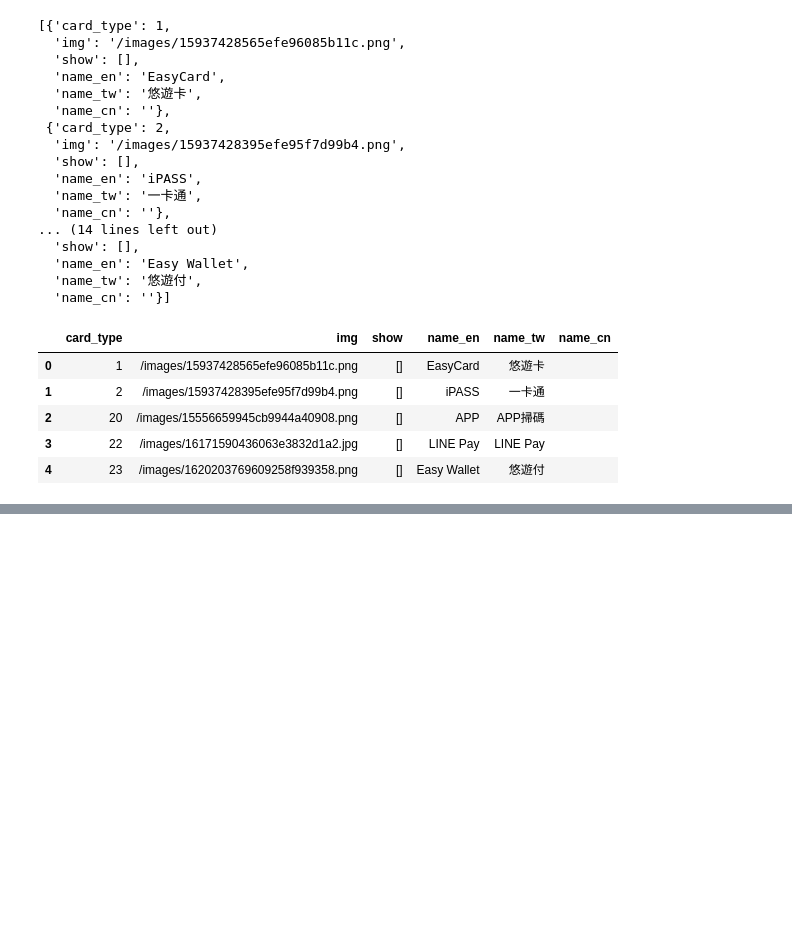
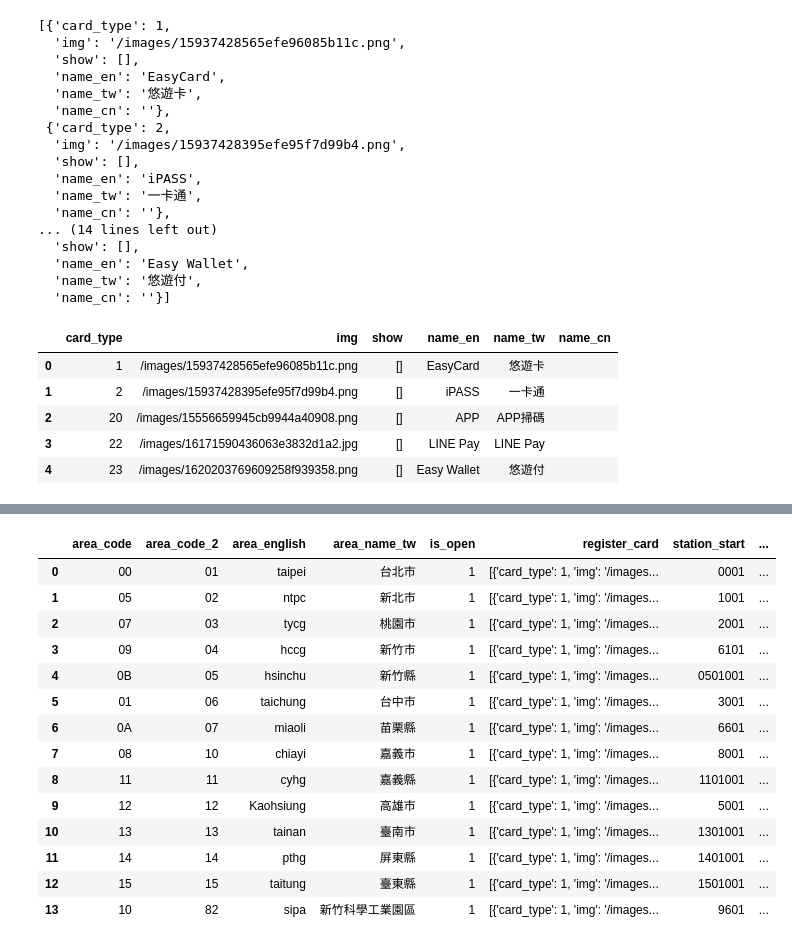
Before and after one commit to pysduck0w0/ProjectDevelop, a Jupyter notebook: ch07/index.ipynb, the cells around one changed output, grey strips where cells are left out. Drawn from its saved outputs; the diff is of its cells as text; code cells hidden in the pictures; blank space fills up the shorter version.

```diff
--- a/ch07/index.ipynb
+++ b/ch07/index.ipynb
@@ -152,0 +195,24 @@ taipei_card.head(10)
+# %%
+#查詢各縣市 ubike 站點數量
+
+headers = {
+    "user-agent": "Mozilla/5.0 (Windows NT 10.0; Win64; x64) AppleWebKit/537.36 (KHTML, like Gecko) Chrome/133.0.0.0 Safari/537.36",
+    "Referer": "https://www.youbike.com.tw/",
+}
+
+url = 'https://apis.youbike.com.tw/api/front/station/count'
+
+response = requests.get(url , headers = headers)
+#response = requests.get(url)
+
+data = []
+
+if response.status_code == 200:
+    data = response.json()
+    print(data)
+    if data["retMsg"] == "查詢各縣市場站數量成功" :
+        data = data["retVal"]
+else:
+    print(f"HTTP {response.status_code}:{response}")
+data = pd.DataFrame(data)
+data.head()
@@ -152,0 +227,20 @@ taipei_card.head(10)
+# %%
+city_code = city_code.merge(data , on = "area_code",how = "left")
+
+city_code.head(20)
+# %% [output]
+|  | area_code | area_code_2 | area_english | area_name_tw | is_open | register_card | station_start | ... |
+| 0 | 00 | 01 | taipei | 台北市 | 1 | [{'card_type': 1, 'img': '/images... | 0001 | ... |
+| 1 | 05 | 02 | ntpc | 新北市 | 1 | [{'card_type': 1, 'img': '/images... | 1001 | ... |
+| 2 | 07 | 03 | tycg | 桃園市 | 1 | [{'card_type': 1, 'img': '/images... | 2001 | ... |
+| 3 | 09 | 04 | hccg | 新竹市 | 1 | [{'card_type': 1, 'img': '/images... | 6101 | ... |
+| 4 | 0B | 05 | hsinchu | 新竹縣 | 1 | [{'card_type': 1, 'img': '/images... | 0501001 | ... |
+| 5 | 01 | 06 | taichung | 台中市 | 1 | [{'card_type': 1, 'img': '/images... | 3001 | ... |
+| 6 | 0A | 07 | miaoli | 苗栗縣 | 1 | [{'card_type': 1, 'img': '/images... | 6601 | ... |
+| 7 | 08 | 10 | chiayi | 嘉義市 | 1 | [{'card_type': 1, 'img': '/images... | 8001 | ... |
+| 8 | 11 | 11 | cyhg | 嘉義縣 | 1 | [{'card_type': 1, 'img': '/images... | 1101001 | ... |
+| 9 | 12 | 12 | Kaohsiung | 高雄市 | 1 | [{'card_type': 1, 'img': '/images... | 5001 | ... |
+| 10 | 13 | 13 | tainan | 臺南市 | 1 | [{'card_type': 1, 'img': '/images... | 1301001 | ... |
+| 11 | 14 | 14 | pthg | 屏東縣 | 1 | [{'card_type': 1, 'img': '/images... | 1401001 | ... |
+| 12 | 15 | 15 | taitung | 臺東縣 | 1 | [{'card_type': 1, 'img': '/images... | 1501001 | ... |
+| 13 | 10 | 82 | sipa | 新竹科學工業園區 | 1 | [{'card_type': 1, 'img': '/images... | 9601 | ... |
```
Also changed, not shown: parts of 10 cells of this notebook.
